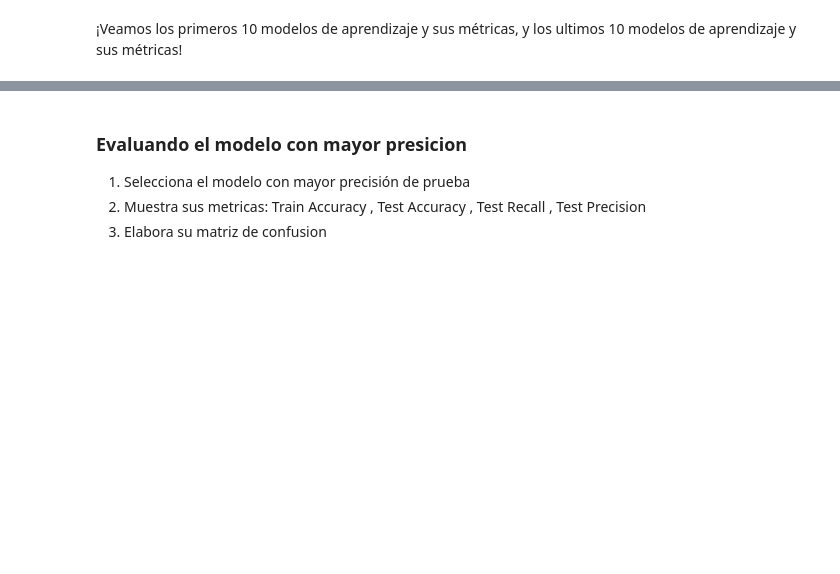
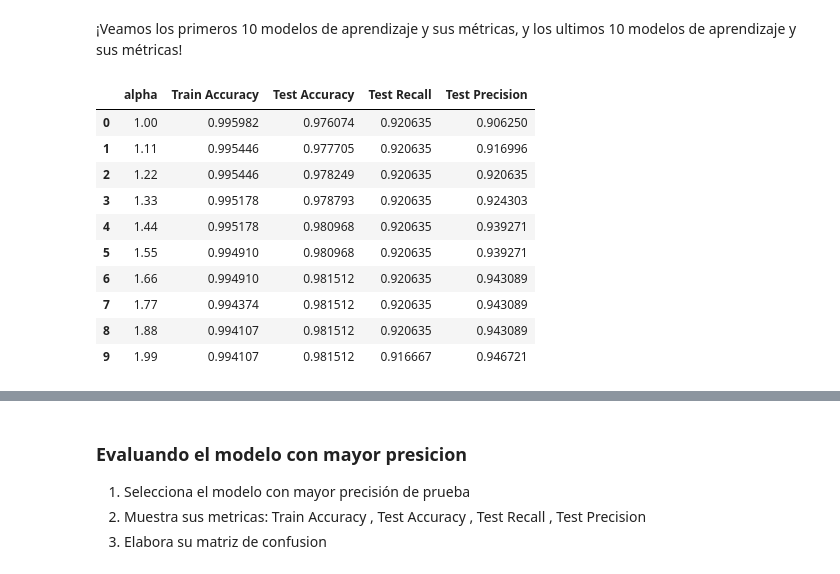
Before and after one commit to NicoapBol/DATA_SCIENCE_UPB_TASKS, a Jupyter notebook: 02 HW Code/016Unidad4_naive_bayes_sms_spam_filtering.ipynb, the cells around one changed output, grey strips where cells are left out. Drawn from its saved outputs; the diff is of its cells as text; code cells hidden in the pictures; blank space fills up the shorter version.

```diff
--- a/02 HW Code/016Unidad4_naive_bayes_sms_spam_filtering.ipynb
+++ b/02 HW Code/016Unidad4_naive_bayes_sms_spam_filtering.ipynb
@@ -17,7 +17,7 @@ warnings.filterwarnings("ignore")
 # %% [markdown]
 ## Explorando el Dataset
 # %%
-data = pd.read_csv('spam.csv', encoding='latin-1')
+data = pd.read_csv(r'C:\Users\nicol\Documents\DATA_SCIENCE_UPB_TASKS\00 Data\01_datasets\spam.csv', encoding='latin-1')
 data.head(n=10)
 # 'ham': es e-mail que no es Spam
 # %% [output]
@@ -218,7 +218,7 @@ Entrenamos diferentes modelos bayes cambiando el parámetro de regularización $
 Evaluamos la exactitud, recuperación y precisión del modelo con el conjunto de prueba.
 # %%
 #valor= <----modifique el valor, por ejemplo: 100000---->
-#valor =
+valor = 1
 list_alpha = np.arange(1/valor, 20, 0.11)
 score_train = np.zeros(len(list_alpha))
 score_test = np.zeros(len(list_alpha))
@@ -242,0 +241,18 @@ for alpha in list_alpha:
+# %%
+# Aqui tu codigo
+matrix = np.matrix(np.c_[list_alpha, score_train, score_test, recall_test, precision_test])
+models = pd.DataFrame(data = matrix, columns =
+             ['alpha', 'Train Accuracy', 'Test Accuracy', 'Test Recall', 'Test Precision'])
+models.head(n=10)
+# %% [output]
+|  | alpha | Train Accuracy | Test Accuracy | Test Recall | Test Precision |
+| 0 | 1.00 | 0.995982 | 0.976074 | 0.920635 | 0.906250 |
+| 1 | 1.11 | 0.995446 | 0.977705 | 0.920635 | 0.916996 |
+| 2 | 1.22 | 0.995446 | 0.978249 | 0.920635 | 0.920635 |
+| 3 | 1.33 | 0.995178 | 0.978793 | 0.920635 | 0.924303 |
+| 4 | 1.44 | 0.995178 | 0.980968 | 0.920635 | 0.939271 |
+| 5 | 1.55 | 0.994910 | 0.980968 | 0.920635 | 0.939271 |
+| 6 | 1.66 | 0.994910 | 0.981512 | 0.920635 | 0.943089 |
+| 7 | 1.77 | 0.994374 | 0.981512 | 0.920635 | 0.943089 |
+| 8 | 1.88 | 0.994107 | 0.981512 | 0.920635 | 0.943089 |
+| 9 | 1.99 | 0.994107 | 0.981512 | 0.916667 | 0.946721 |
```
Also changed, not shown: parts of 6 cells of this notebook.
